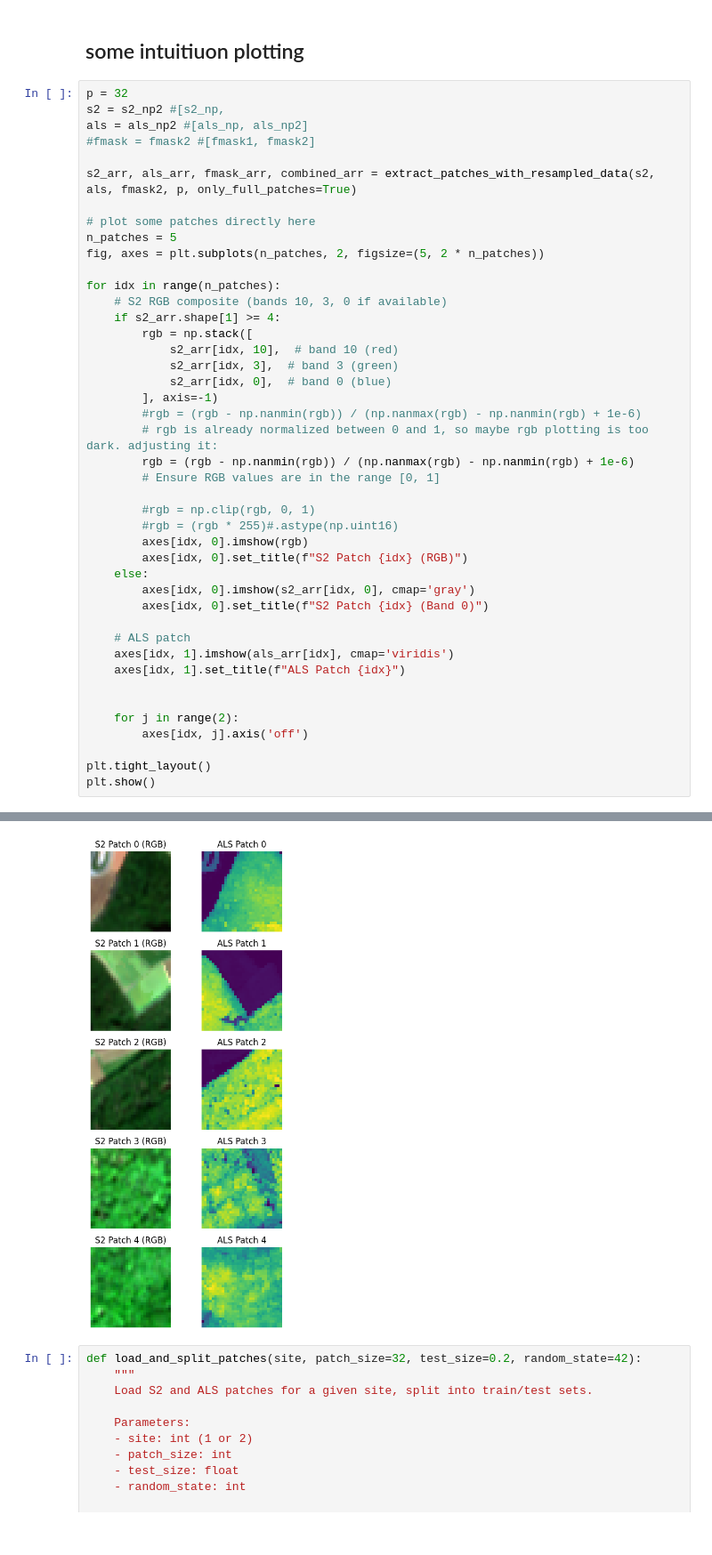
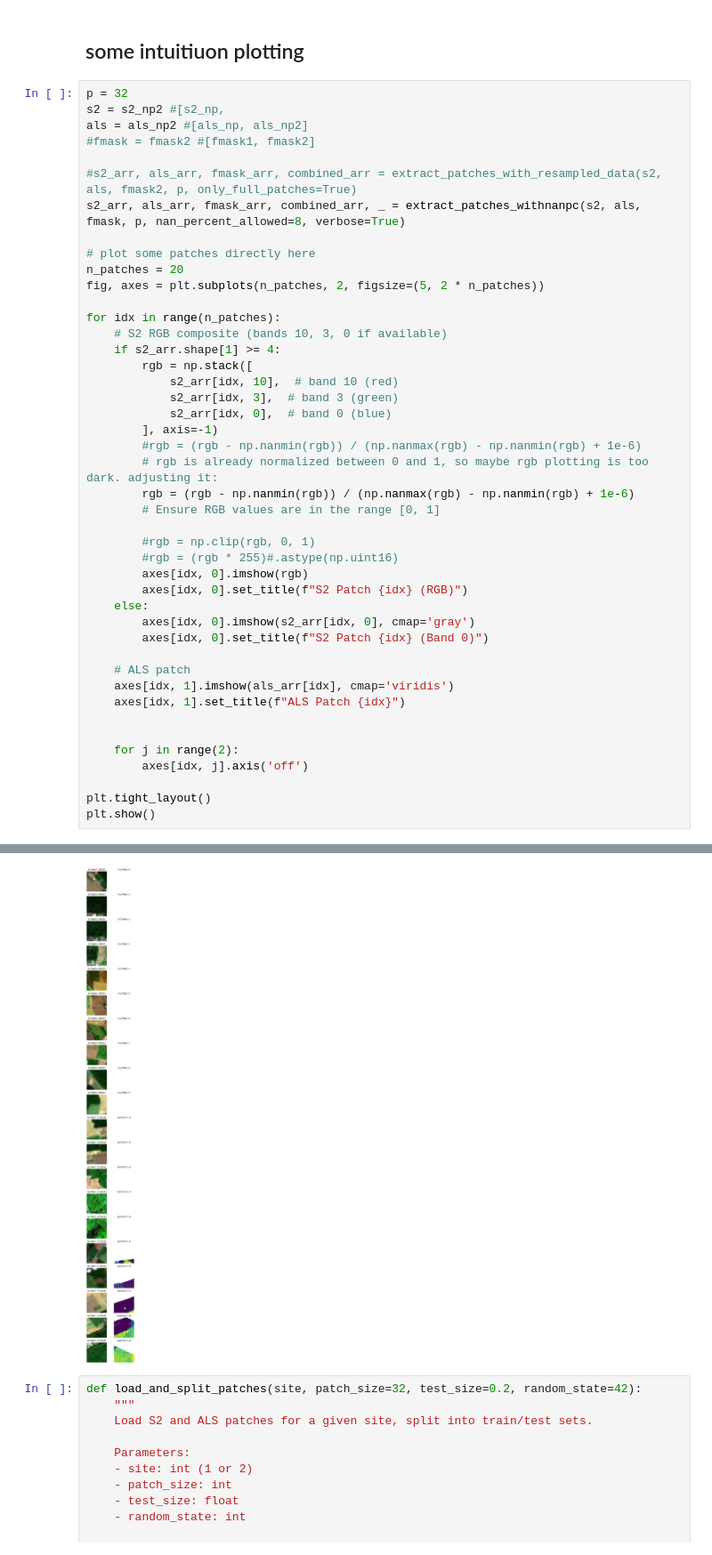
Before and after one commit to fizz-x/TreeHeads, a Jupyter notebook: processing/04_patching.ipynb, the cells around one changed output, grey strips where cells are left out. Shown at 89% size. Drawn from its saved outputs; the diff is of its cells as text.

```diff
--- a/processing/03_patching.ipynb
+++ b/processing/04_patching.ipynb
@@ -218,10 +364,11 @@ s2 = s2_np2 #[s2_np,
 als = als_np2 #[als_np, als_np2]
 #fmask = fmask2 #[fmask1, fmask2]
 
-s2_arr, als_arr, fmask_arr, combined_arr = extract_patches_with_resampled_data(s2, als, fmask2, p, only_full_patches=True)
+#s2_arr, als_arr, fmask_arr, combined_arr = extract_patches_with_resampled_data(s2, als, fmask2, p, only_full_patches=True)
+s2_arr, als_arr, fmask_arr, combined_arr, _ = extract_patches_withnanpc(s2, als, fmask, p, nan_percent_allowed=8, verbose=True)
 
 # plot some patches directly here
-n_patches = 5
+n_patches = 20
 fig, axes = plt.subplots(n_patches, 2, figsize=(5, 2 * n_patches))
 
 for idx in range(n_patches):
@@ -260,4 +407,4 @@ Patch size: 32, Number of patches: 313, Full patches (no NaN): 313
-[figure, old version]
+[figure, new version]
 # %%
 def load_and_split_patches(site, patch_size=32, test_size=0.2, random_state=42):
     """
```
Also changed, not shown: parts of 11 cells of this notebook, 2 other files.
